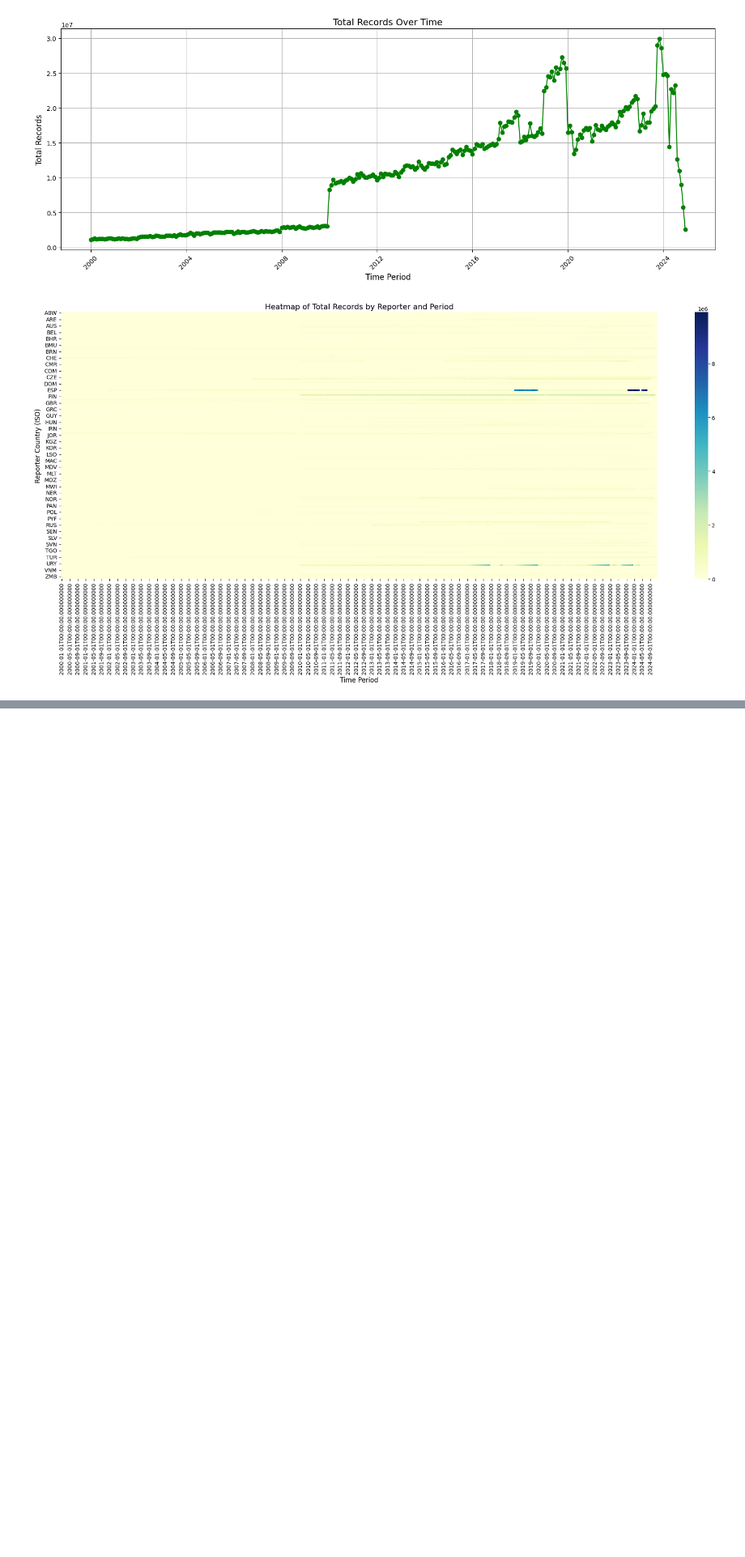
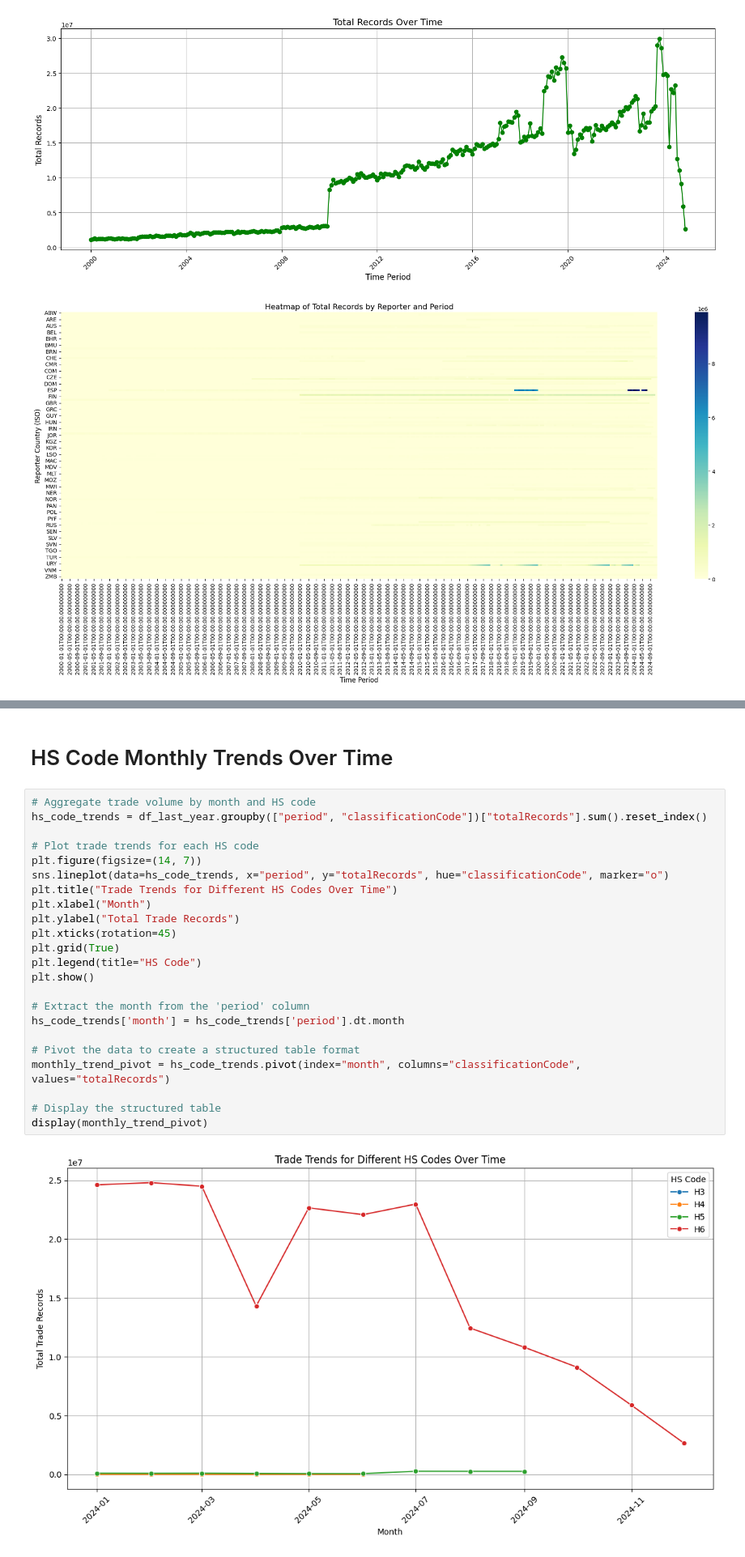
Before and after one commit to ModelEarth/exiobase-global-trade, a Jupyter notebook: comtrade/comtrade-report.ipynb, the cells around one changed output, grey strips where cells are left out. Shown at 81% size. Saved outputs shown, nothing was run; the diff lists cells and outputs as text; blank space fills up the shorter version.

```diff
--- a/comtrade/comtrade-report.ipynb
+++ b/comtrade/comtrade-report.ipynb
@@ -283,0 +330,27 @@ memory usage: 69.0+ KB
+# %% [markdown]
+# HS Code Monthly Trends Over Time
+# %%
+# Aggregate trade volume by month and HS code
+hs_code_trends = df_last_year.groupby(["period", "classificationCode"])["totalRecords"].sum().reset_index()
+
+# Plot trade trends for each HS code
+plt.figure(figsize=(14, 7))
+sns.lineplot(data=hs_code_trends, x="period", y="totalRecords", hue="classificationCode", marker="o")
+plt.title("Trade Trends for Different HS Codes Over Time")
+plt.xlabel("Month")
+plt.ylabel("Total Trade Records")
+plt.xticks(rotation=45)
+plt.grid(True)
+plt.legend(title="HS Code")
+plt.show()
+
+# Extract the month from the 'period' column
+hs_code_trends['month'] = hs_code_trends['period'].dt.month
+
+# Pivot the data to create a structured table format
+monthly_trend_pivot = hs_code_trends.pivot(index="month", columns="classificationCode", values="totalRecords")
+
+# Display the structured table
+display(monthly_trend_pivot)
+# %% [output]
+[figure, added]
```
Also changed, not shown: parts of 14 cells of this notebook.
